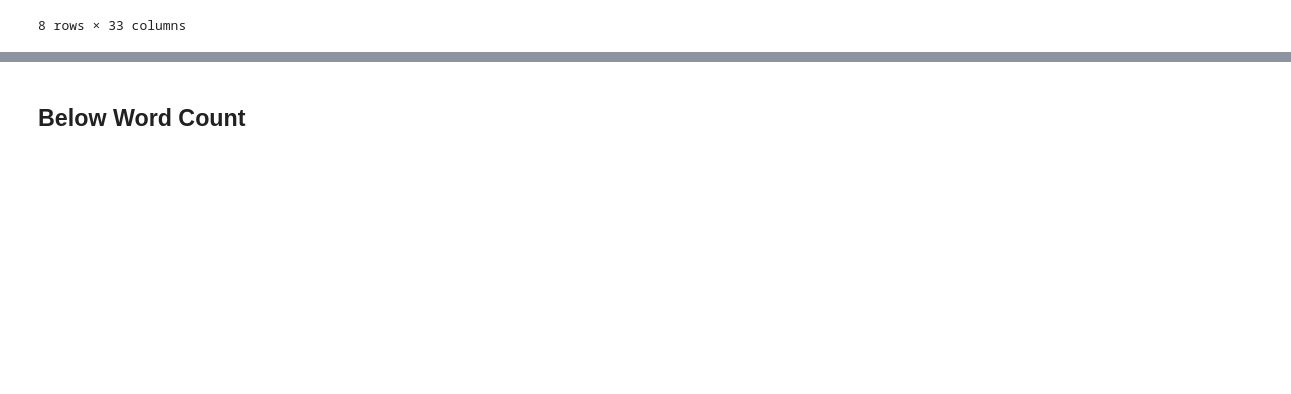
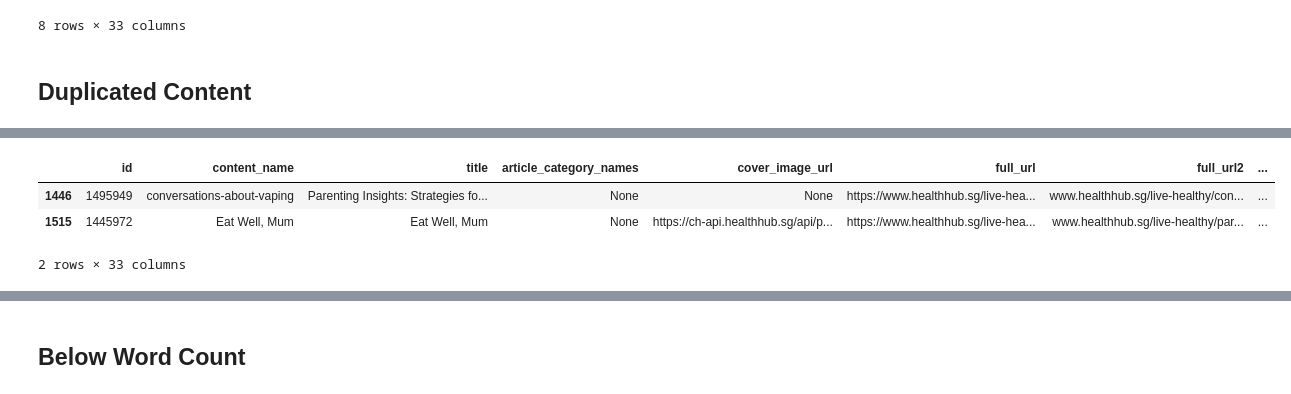
Before and after one commit to Synapxe-DNA/healthhub-content-optimization, a Jupyter notebook: content-optimization/notebooks/presentation.ipynb, the cells around one changed output, grey strips where cells are left out. Drawn from its saved outputs; the diff is of its cells as text; code cells hidden in the pictures; blank space fills up the shorter version.

```diff
--- a/content-optimization/notebooks/presentation.ipynb
+++ b/content-optimization/notebooks/presentation.ipynb
@@ -277,3 +277,14 @@ merged_data.query(
 | 2436 | 1434805 | Dr Kimberly Douglas_dr-kimberly-d... | Dr Kimberly Douglas | None | None | https://www.healthhub.sg/programm... | www.healthhub.sg/programmes/healt... | ... |
 | 2451 | 1434777 | About Us_about-us_Level1 | About Us | None | None | https://www.healthhub.sg/programm... | www.healthhub.sg/programmes/healt... | ... |
 8 rows × 33 columns
+# %% [markdown]
+## Duplicated Content
+# %%
+duplicated = merged_data[
+    (merged_data["extracted_content_body"].duplicated())
+    & (merged_data["extracted_content_body"].notna())
+    & (merged_data["extracted_content_body"] != "")
+    & (~merged_data["to_remove"])
+]
+duplicated
+# %% [output]
@@ -279,0 +292,4 @@ merged_data.query(
+|  | id | content_name | title | article_category_names | cover_image_url | full_url | full_url2 | ... |
+| 1446 | 1495949 | conversations-about-vaping | Parenting Insights: Strategies fo... | None | None | https://www.healthhub.sg/live-hea... | www.healthhub.sg/live-healthy/con... | ... |
+| 1515 | 1445972 | Eat Well, Mum | Eat Well, Mum | None | https://ch-api.healthhub.sg/api/p... | https://www.healthhub.sg/live-hea... | www.healthhub.sg/live-healthy/par... | ... |
+2 rows × 33 columns
```
Also changed, not shown: parts of 37 cells of this notebook, 1 other file.
